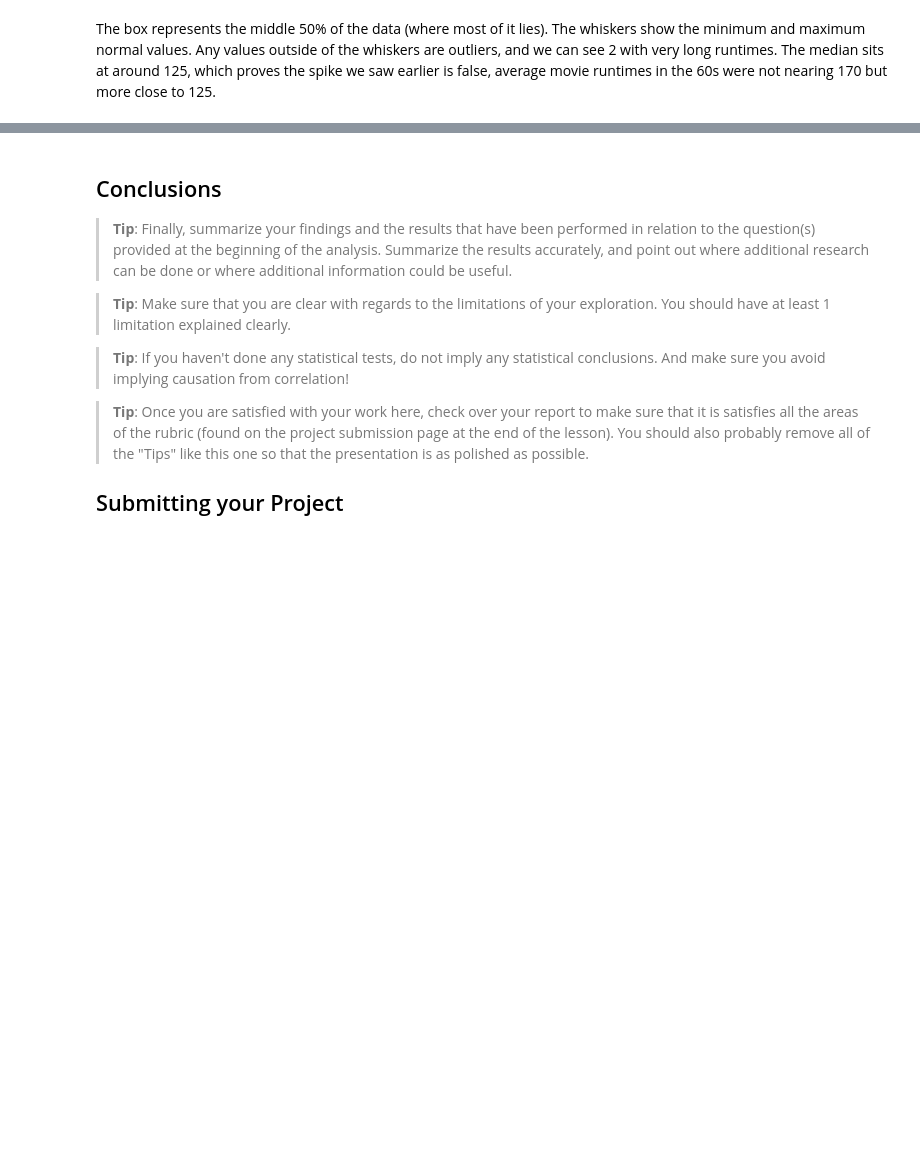
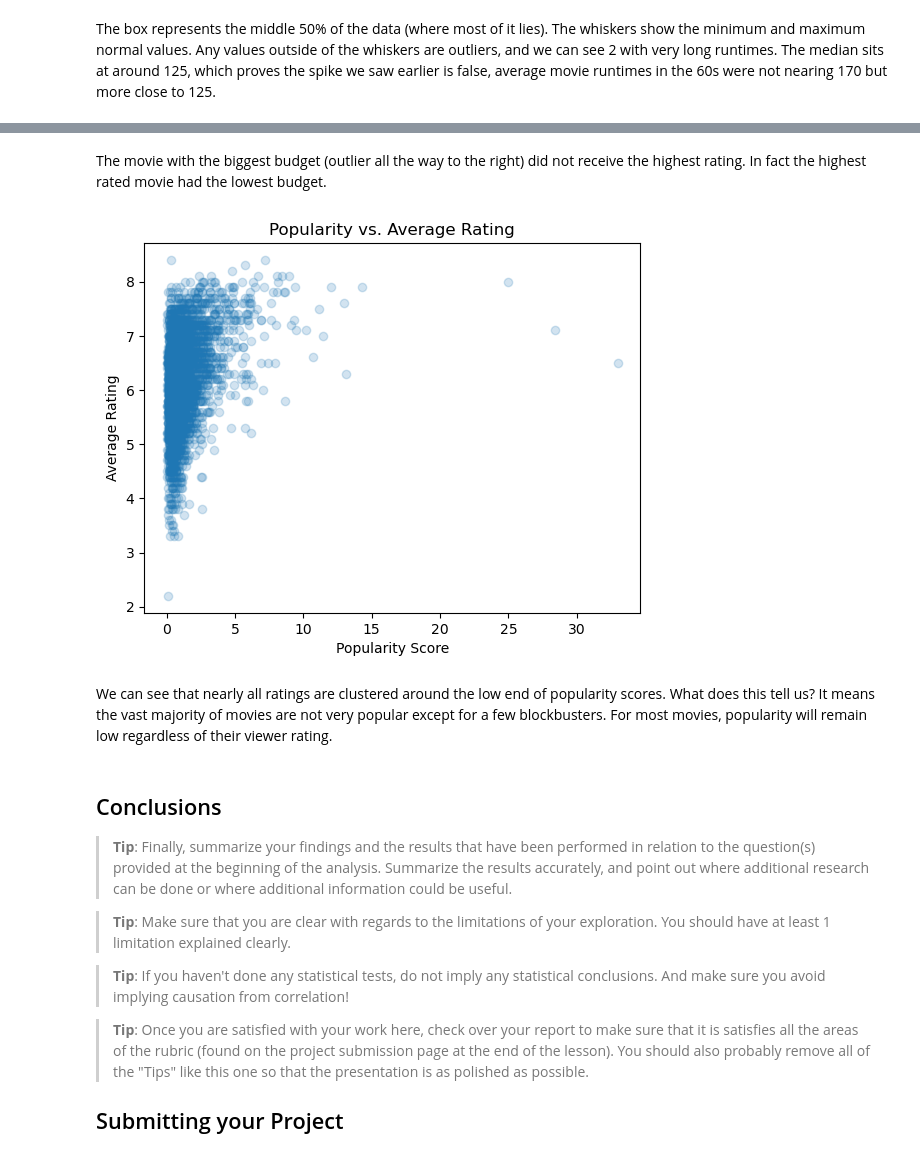
Before and after one commit to CV145/investigate_a_dataset-copy, a Jupyter notebook: Investigate_a_Dataset (5).ipynb, the cells around one changed output, grey strips where cells are left out. Saved outputs shown, nothing was run; the diff lists cells and outputs as text; code cells hidden in the pictures; blank space fills up the shorter version.

```diff
--- a/Investigate_a_Dataset (5).ipynb
+++ b/Investigate_a_Dataset (5).ipynb
@@ -442,3 +470,13 @@ The box represents the middle 50% of the data (where most of it lies). The whisk
+# %% [markdown]
+The movie with the biggest budget (outlier all the way to the right) did not receive the highest rating. In fact the highest rated movie had the lowest budget.
+# %%
+plt.scatter(filtered_df['popularity'], filtered_df['vote_average'], alpha=0.2)
+label_plot("Popularity vs. Average Rating", "Popularity Score", "Average Rating")
+plt.show()
+# %% [output]
+[figure, added]
+# %% [markdown]
+We can see that nearly all ratings are clustered around the low end of popularity scores. What does this tell us? It means the vast majority of movies are not very popular except for a few blockbusters. For most movies, popularity will remain low regardless of their viewer rating.
 # %% [markdown]
 <a id='conclusions'></a>
 ## Conclusions
```
Also changed, not shown: parts of 8 cells of this notebook.
